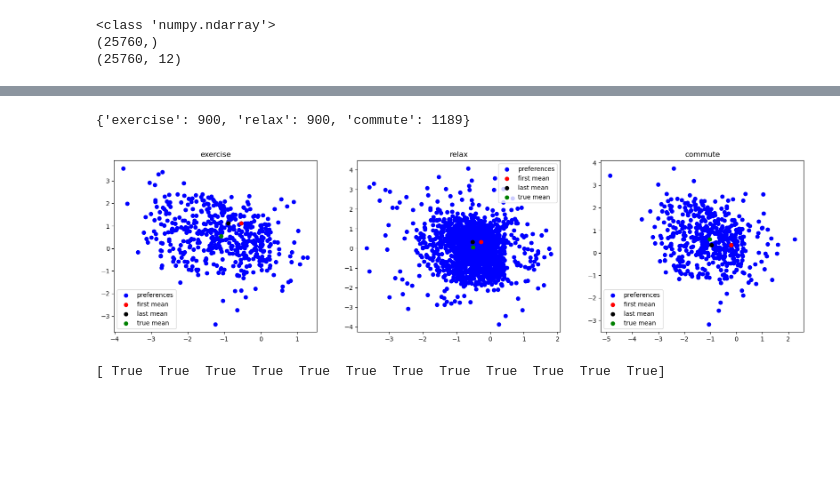
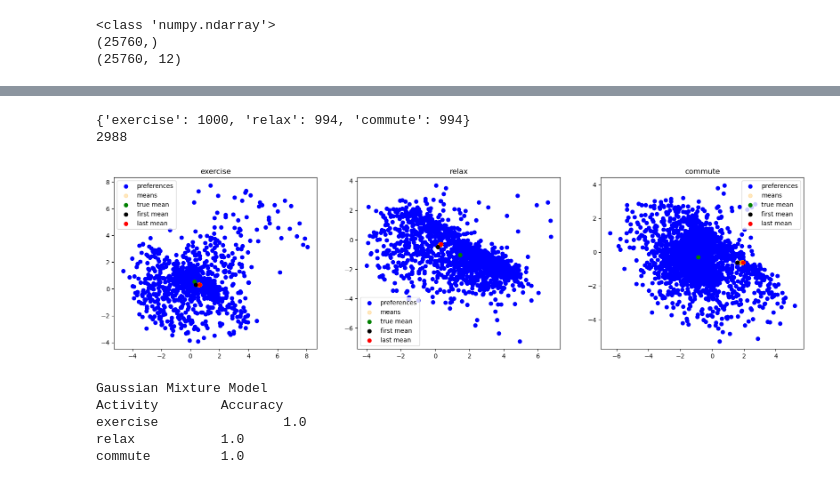
Before and after one commit to EliasLMann/contextRec, a Jupyter notebook: search_recommend.ipynb, the cells around one changed output, grey strips where cells are left out. Drawn from its saved outputs; the diff is of its cells as text; code cells hidden in the pictures; blank space fills up the shorter version.

```diff
--- a/search_recommend.ipynb
+++ b/search_recommend.ipynb
@@ -474,7 +478,7 @@ print(latent_space.shape)
 (25760,)
 (25760, 12)
 # %%
-def create_users(num_users = 3, randomness_percent = 0.1, centroid_radius = 1, random_radius = None):
+def create_users(num_users = 3, randomness_percent = 0.1, centroid_radius = 1, random_radius = None, sparsity = 1):
     #create a list will all possible combinations for the genre groups in the exercise, relax, and commute categories
     combinations = list(itertools.product(exercise_genres, relax_genres, commute_genres))
 
@@ -498,6 +502,11 @@ def create_users(num_users = 3, randomness_percent = 0.1, centroid_radius = 1, r
         commute_centroid = commute_centroids[commute_genres.index(commute_genre), 0, :]
         commute_std = commute_centroids[commute_genres.index(commute_genre), 1, :]
         commute_index = np.where(np.sum(np.abs(latent_space - commute_centroid) < commute_std*centroid_radius, axis=1) == latent_dim)[0]
+
+        #reduce the number of songs in each genre group by a factor of sparsity
+        exercise_index = random.sample(list(exercise_index), int(len(exercise_index)*sparsity))
+        relax_index = random.sample(list(relax_index), int(len(relax_index)*sparsity))
+        commute_index = random.sample(list(commute_index), int(len(commute_index)*sparsity))
 
         #convert the latent space to a dataframe
         user_df = pd.DataFrame(latent_space)
@@ -640,5 +649,5 @@ def visualize_user_preferences(user, pca_components=2):
     #show the plot
     fig.show()
 # %%
-users_data = create_users(num_users=3, randomness_percent=0.2, centroid_radius=1, random_radius=2.5)
+users_data = create_users(num_users=3, randomness_percent=0.5, centroid_radius=1, random_radius=2.5)
 # %%
@@ -887,40 +830,67 @@ def simulate_gmm(num_episodes=100, g_model=None, user=None, pretrain_song_ids=No
     return {activity: num_correct[activity] for activity in ['exercise', 'relax', 'commute']}, g_model, means
 # %%
 #create the gaussian models
-gaussians, pretrain_song_ids = create_gaussians(num_examples=10, user=users_data[0])
+gaussians, pretrain_song_ids = create_gaussians(num_examples=4, user=users_data[0])
 g1 = gaussians.copy()
 # %%
-num_correct, models, means = simulate_gmm(g_model=gaussians, user=users_data[2], pretrain_song_ids=pretrain_song_ids, num_episodes=3000)
+num_correct, models, means = simulate_gmm(g_model=gaussians, user=users_data[0], pretrain_song_ids=pretrain_song_ids, num_episodes=3000)
-# %%
-print(num_correct)
-# %% [output]
-{'exercise': 900, 'relax': 900, 'commute': 1189}
+# %%
+print(num_correct)
+#print the sum of num_correct
+print(sum(num_correct.values()))
+# %% [output]
+{'exercise': 1000, 'relax': 994, 'commute': 994}
+2988
 # %%
+pca = PCA(n_components=2)
+pca.fit(latent_space)
+
 #plot the pca of users  preferences and the means of the gaussians over the latent space
 fig, ax = plt.subplots(1, 3, figsize=(20, 5))
 
 for i, activity in enumerate(['exercise', 'relax', 'commute']):
 
     #get the indeces of the songs in the latent space
     song_indices = np.where(y_train_embedding.id.isin(users_data[2].preferences[activity]))[0]
     #get the latent space vectors for the songs
     latent_space_vectors = latent_space[song_indices, :]
     #plot the latent space vectors
-    ax[i].scatter(latent_space_vectors[:, 0], latent_space_vectors[:, 1], color='blue', label='preferences')
+    ax[i].scatter(pca.transform(latent_space_vectors)[:,0],  pca.transform(latent_space_vectors)[:,1], color='blue', label='preferences')
 
+    # #plot all of the means of the gaussians models
+    ax[i].scatter(pca.transform(means[activity])[:,0], pca.transform(means[activity])[:,1], color='orange', label='means', alpha=0.25)
 
-    #plot the means of the gaussians models with the fist and last as different colors
-    ax[i].scatter(means[activity][0][0], means[activity][0][1], color='red', label='first mean')
-    ax[i].scatter(means[activity][0][-1], means[activity][-1][1], color='black', label='last mean')
+    #plot the true mean of the songs
+    ax[i].scatter(pca.transform(np.mean(latent_space_vectors, axis=0).reshape(1, -1))[0][0], pca.transform(np.mean(latent_space_vectors, axis=0).reshape(1, -1))[0][1], color='green', label='true mean')
 
-    #plot the mearn of the songs
-    ax[i].scatter(np.mean(latent_space_vectors, axis=0)[0], np.mean(latent_space_vectors, axis=0)[1], color='green', label='true mean')
+    # #plot all of the means of the gaussians models
+    ax[i].scatter(pca.transform(means[activity])[0,0], pca.transform(means[activity])[0,1], color='black', label='first mean')
+    ax[i].scatter(pca.transform(means[activity])[-1,0], pca.transform(means[activity])[-1,1], color='red', label='last mean')
+
 
     ax[i].set_title(activity)
     ax[i].legend()
 # %% [output]
-[figure, old version]
+[figure, new version]
-# %%
-print(g1['exercise'].mean==models['exercise'].mean)
-# %% [output]
-[ True  True  True  True  True  True  True  True  True  True  True  True]
+# %%
+#plot all of the means of the gaussians over the latent space
+fig, ax = plt.subplots(1, 3, figsize=(20, 5))
+
+for i, activity in enumerate(['exercise', 'relax', 'commute']):
+    #
+
+    #plot the true mean of the songs
+    ax[i].scatter(np.mean(latent_space, axis=0)[0], np.mean(latent_space, axis=0)[1], color='green', label='true mean')
+
+
+    #plot the mearn of the songs
+    ax[i].scatter(np.mean(latent_space, axis=0)[0], np.mean(latent_space, axis=0)[1], color='green', label='true mean')
+
+    ax[i].set_title(activity)
+    ax[i].legend()
+# %% [output]
+Gaussian Mixture Model
+Activity        Accuracy
+exercise                1.0
+relax           1.0
+commute         1.0
```
Also changed, not shown: parts of 11 cells of this notebook, 2 other files.
